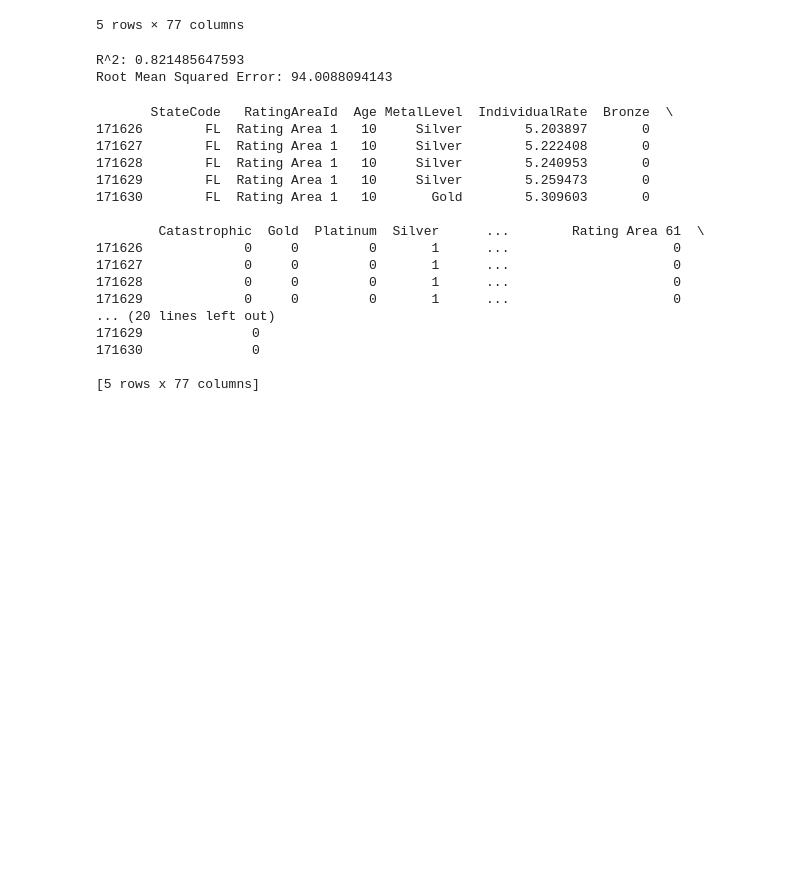
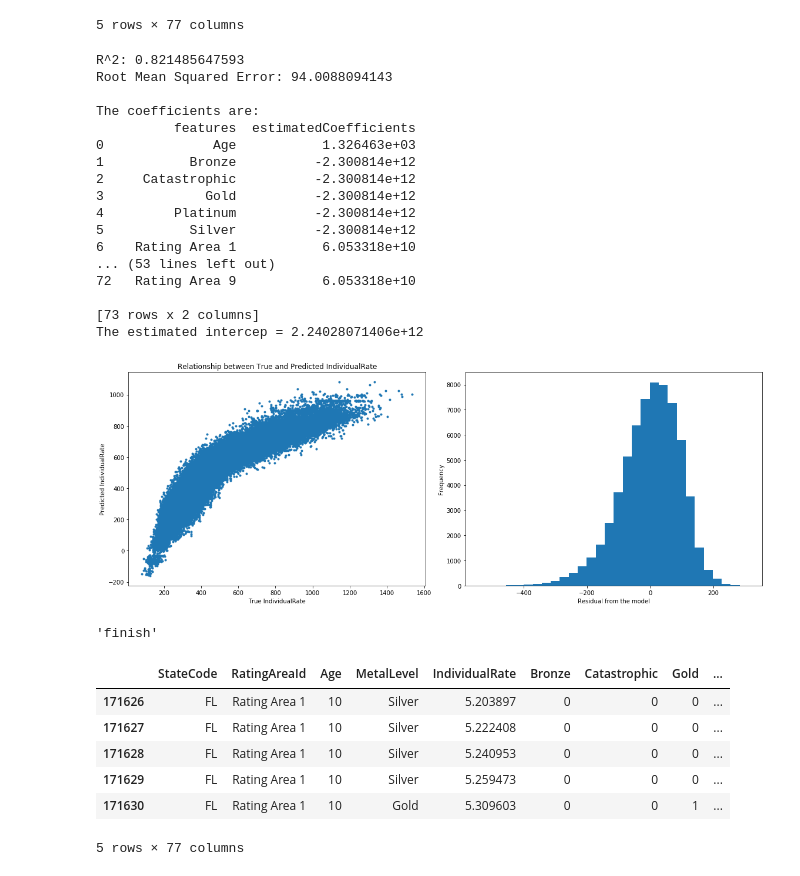
Before and after one commit to linmapitt/Springboard, a Jupyter notebook: CapStone_Project_1/Cap1_ML_FL.ipynb, the cells around one changed output. Drawn from its saved outputs; the diff is of its cells as text; code cells hidden in the pictures; blank space fills up the shorter version.

```diff
--- a/CapStone_Project_1/Cap1_ML_FL.ipynb
+++ b/CapStone_Project_1/Cap1_ML_FL.ipynb
@@ -319,52 +321,40 @@ df_FL_1.head(5)
 | 171629 | FL | Rating Area 1 | 0.1 | Silver | 192.38 | 0 | 0 | 0 | ... |
 | 171630 | FL | Rating Area 1 | 0.1 | Gold | 202.27 | 0 | 0 | 1 | ... |
 5 rows × 77 columns
-# %%
-# Specify features and labels
-X = df_FL_1.drop(['StateCode', 'RatingAreaId', 'MetalLevel','IndividualRate'], axis=1)
-y = df_FL_1['IndividualRate']
-
-# Split traing and test sets
-X_train, X_test, y_train, y_test = train_test_split(X, y, test_size = 0.2, random_state=123)
-
-# Create the regressor: reg_all
-reg_all = LinearRegression()
-
-# Fit the regressor to the training data
-reg_all.fit(X_train, y_train)
-
-# Predict on the test data: y_pred
-y_pred = reg_all.predict(X_test)
-
-# Compute and print R^2 and RMSE
-print("R^2: {}".format(reg_all.score(X_test, y_test)))
-rmse = np.sqrt(mean_squared_error(y_test, y_pred))
-print("Root Mean Squared Error: {}".format(rmse))
-# %% [output]
-R^2: 0.821485647593
-Root Mean Squared Error: 94.0088094143
+# %%
+machine_learning_func ( df_FL_1, simple_linear_reg)
+# %% [output]
+R^2: 0.821485647593
+Root Mean Squared Error: 94.0088094143
+
+The coefficients are:
+          features  estimatedCoefficients
+0              Age           1.326463e+03
+1           Bronze          -2.300814e+12
+2     Catastrophic          -2.300814e+12
+3             Gold          -2.300814e+12
+4         Platinum          -2.300814e+12
+5           Silver          -2.300814e+12
+6    Rating Area 1           6.053318e+10
+... (53 lines left out)
+72   Rating Area 9           6.053318e+10
+
+[73 rows x 2 columns]
+The estimated intercep = 2.24028071406e+12
+[figure, added]
+'finish'
 # %%
 # Normalization of features does not improve the model.
 # Method 2 is to use log transformation on the target variable (IndividualRate)
 
 df_FL_2 = df_FL.copy()
 df_FL_2['IndividualRate'] = df_FL_2['IndividualRate'].apply(np.log).copy()
-print(df_FL_2.head(5))
+df_FL_2.head(5)
 # %% [output]
+|  | StateCode | RatingAreaId | Age | MetalLevel | IndividualRate | Bronze | Catastrophic | Gold | ... |
+| 171626 | FL | Rating Area 1 | 10 | Silver | 5.203897 | 0 | 0 | 0 | ... |
+| 171627 | FL | Rating Area 1 | 10 | Silver | 5.222408 | 0 | 0 | 0 | ... |
+| 171628 | FL | Rating Area 1 | 10 | Silver | 5.240953 | 0 | 0 | 0 | ... |
+| 171629 | FL | Rating Area 1 | 10 | Silver | 5.259473 | 0 | 0 | 0 | ... |
+| 171630 | FL | Rating Area 1 | 10 | Gold | 5.309603 | 0 | 0 | 1 | ... |
-       StateCode   RatingAreaId  Age MetalLevel  IndividualRate  Bronze  \
-171626        FL  Rating Area 1   10     Silver        5.203897       0
-171627        FL  Rating Area 1   10     Silver        5.222408       0
-171628        FL  Rating Area 1   10     Silver        5.240953       0
-171629        FL  Rating Area 1   10     Silver        5.259473       0
-171630        FL  Rating Area 1   10       Gold        5.309603       0
-
-        Catastrophic  Gold  Platinum  Silver      ...        Rating Area 61  \
-171626             0     0         0       1      ...                     0
-171627             0     0         0       1      ...                     0
-171628             0     0         0       1      ...                     0
-171629             0     0         0       1      ...                     0
-... (20 lines left out)
-171629              0
-171630              0
-
-[5 rows x 77 columns]
+5 rows × 77 columns
```
Also changed, not shown: parts of 35 cells of this notebook.
